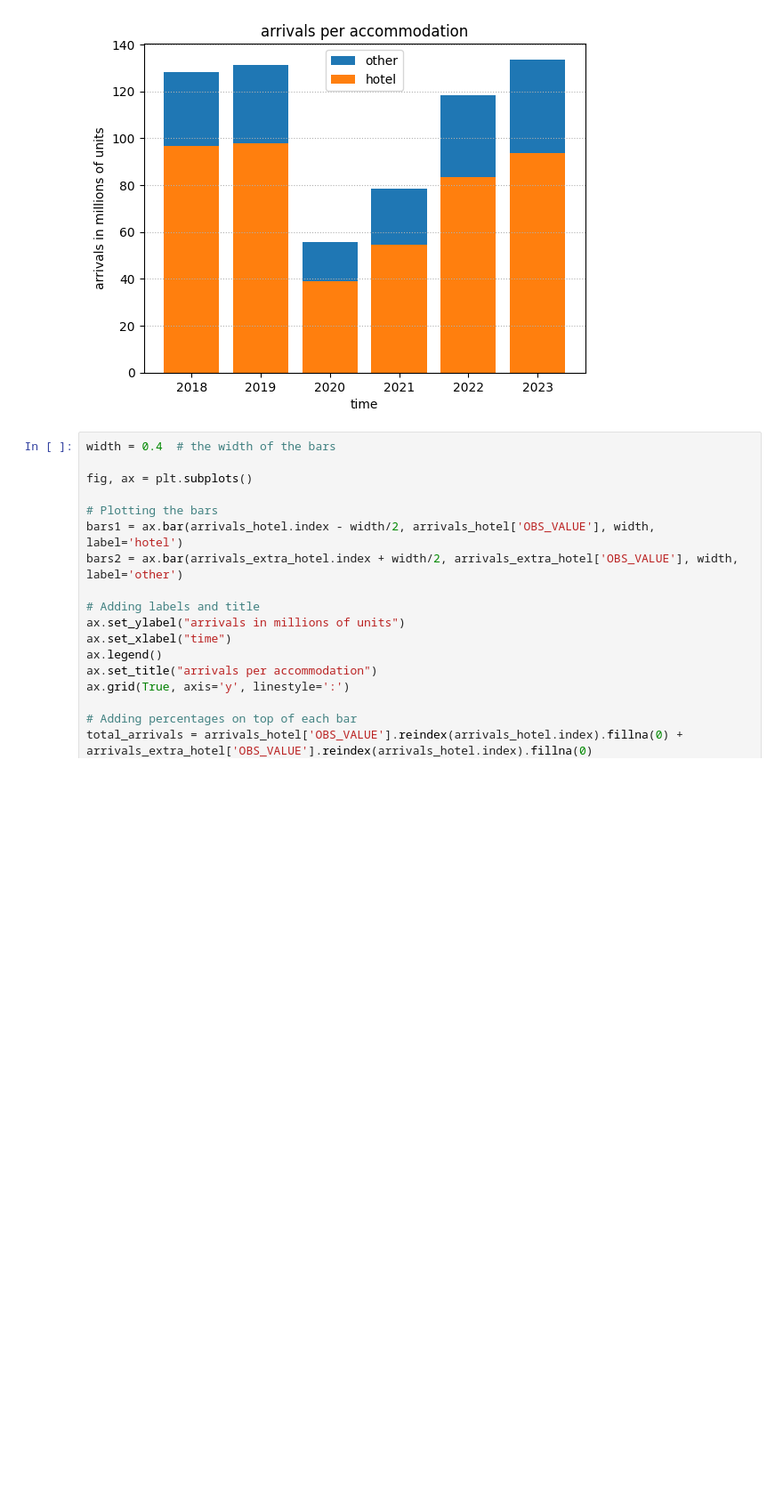
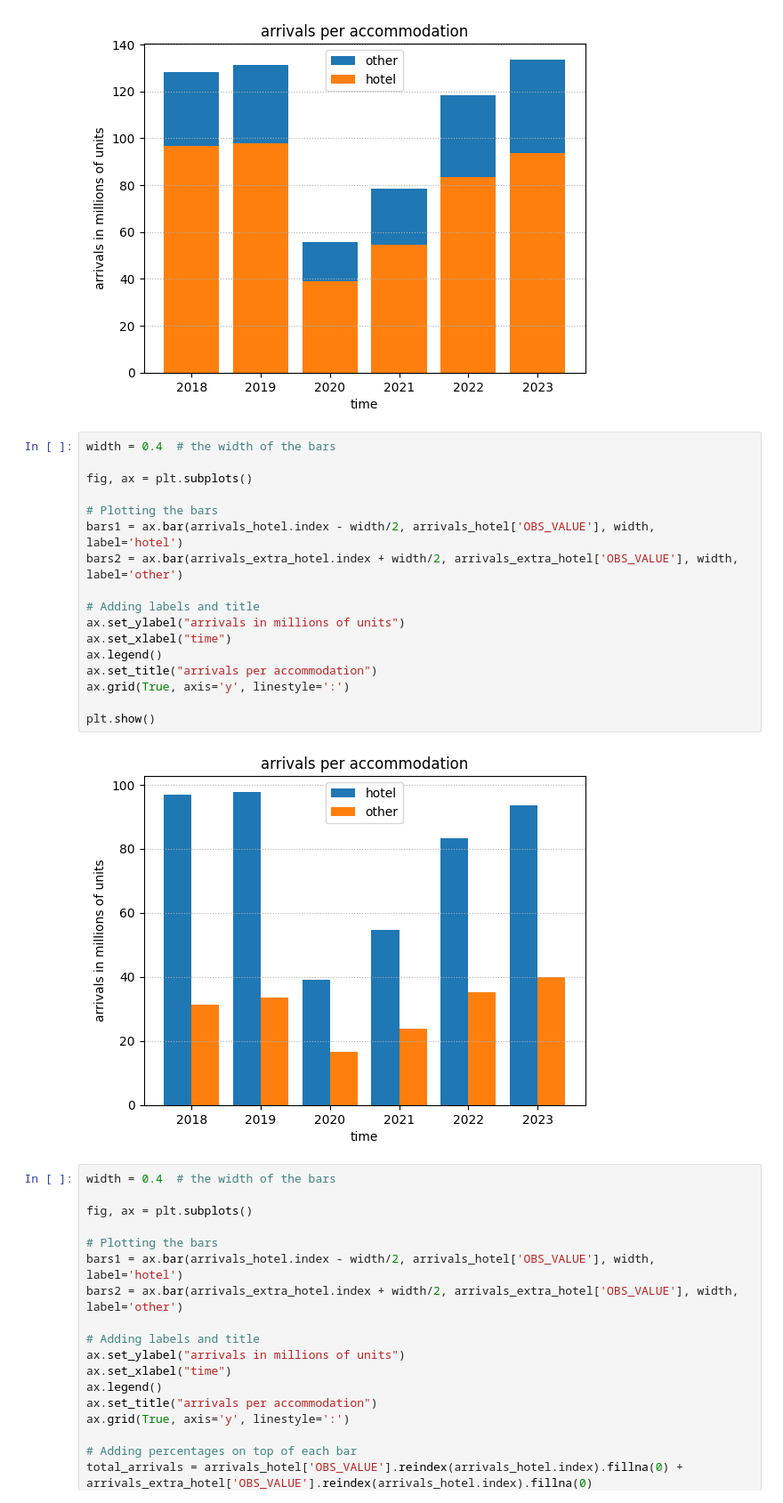
Before and after one commit to T0ls/data-Visualization, a Jupyter notebook: code/index.ipynb, the cells around one changed output. Shown at 89% size. Cells and saved outputs as stored; diff of their text form; blank space fills up the shorter version.

```diff
--- a/code/index.ipynb
+++ b/code/index.ipynb
@@ -163,6 +183,25 @@ plt.title("arrivals per accommodation")
 plt.grid(True, axis='y', linestyle=':')
 # %% [output]
 [figure]
+# %%
+width = 0.4  # the width of the bars
+
+fig, ax = plt.subplots()
+
+# Plotting the bars
+bars1 = ax.bar(arrivals_hotel.index - width/2, arrivals_hotel['OBS_VALUE'], width, label='hotel')
+bars2 = ax.bar(arrivals_extra_hotel.index + width/2, arrivals_extra_hotel['OBS_VALUE'], width, label='other')
+
+# Adding labels and title
+ax.set_ylabel("arrivals in millions of units")
+ax.set_xlabel("time")
+ax.legend()
+ax.set_title("arrivals per accommodation")
+ax.grid(True, axis='y', linestyle=':')
+
+plt.show()
+# %% [output]
+[figure, added]
 # %%
 width = 0.4  # the width of the bars
 
```
Also changed, not shown: parts of 4 cells of this notebook.
